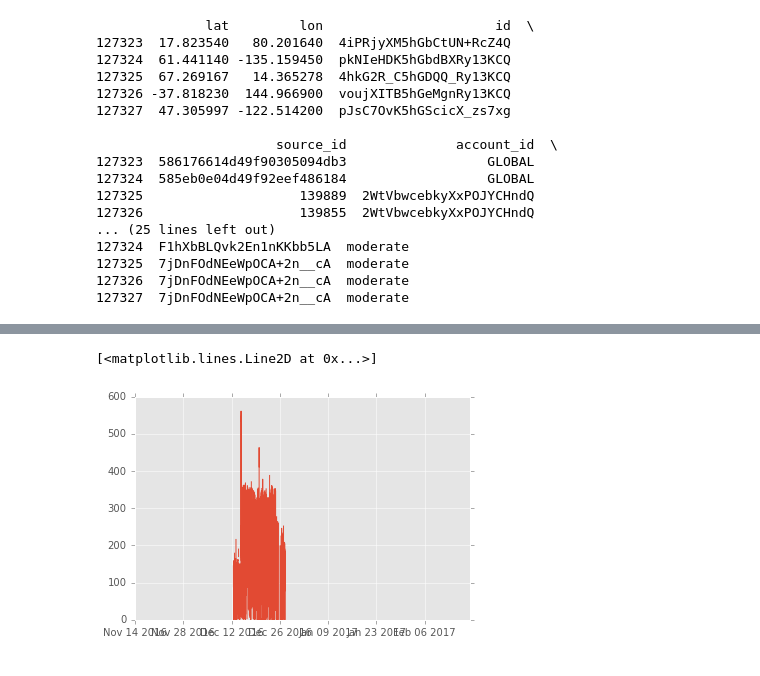
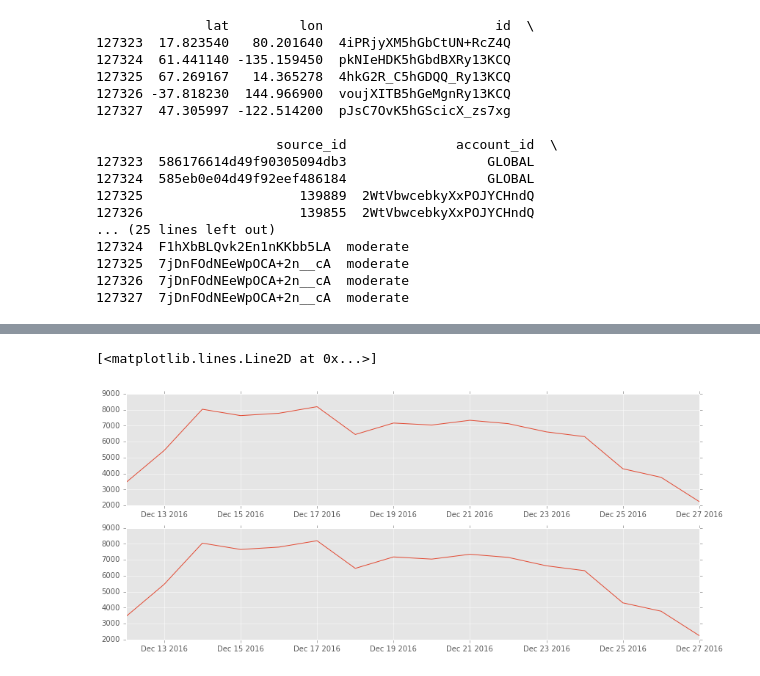
Before and after one commit to brendan-dorsey/stabilitas-thresholds, a Jupyter notebook: initial_eda.ipynb, the cells around one changed output, grey strips where cells are left out. Drawn from its saved outputs; the diff is of its cells as text; code cells hidden in the pictures.

Commit message:
Plot created and started time series

```diff
--- a/initial_eda.ipynb
+++ b/initial_eda.ipynb
@@ -23,6 +23,7 @@ column_names = [
 ]
 # %%
 df = pd.read_table("reports_12DEC16-26DEC16.txt", header=None, names=column_names)
+df.dropna(axis=0, how="any", inplace=True)
 # %%
 print df.describe()
 # %% [output]
@@ -101,7 +102,19 @@ start_timeseries = pd.Series(np.ones(len(df))).reindex(
             df["start_ts"], unit="s", errors="ignore"),
         fill_value=1
 )
+ts = start_timeseries["2016-12-12":"2016-12-27"]
+
+create_timeseries = pd.Series(np.ones(len(df))).reindex(
+        pd.to_datetime(
+            df["created_on"].astype(int), unit="s", errors="ignore"),
+        fill_value=1
+)
+c_ts = create_timeseries["2016-12-12":"2016-12-27"]
 # %%
-daily = start_timeseries.resample("d").sum()
-hourly = start_timeseries.resample("H").sum()
-ten_mins = start_timeseries.resample("10T").sum()
+daily = ts.resample("d").sum()
+hourly = ts.resample("H").sum()
+ten_mins = ts.resample("10T").sum()
+
+c_daily = c_ts.resample("d").sum()
+c_hourly = c_ts.resample("H").sum()
+c_ten_mins = c_ts.resample("10T").sum()
@@ -118,5 +121,7 @@ plt.plot(hourly)
-# %%
-plt.plot(ten_mins)
-# %% [output]
-[<matplotlib.lines.Line2D at 0x...>]
-[figure, removed]
+# %%
+fig, axes = plt.subplots(2, figsize=(14,6))
+axes[0].plot(daily)
+axes[1].plot(c_daily)
+# %% [output]
+[<matplotlib.lines.Line2D at 0x...>]
+[figure, added]
```
Also changed, not shown: parts of 8 cells of this notebook.
